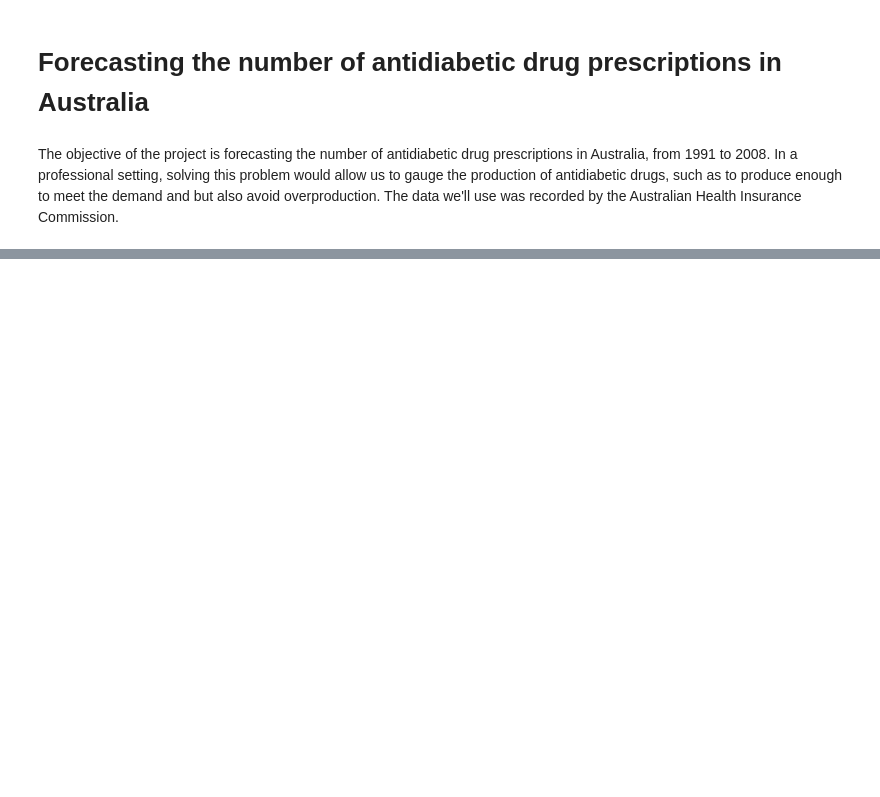
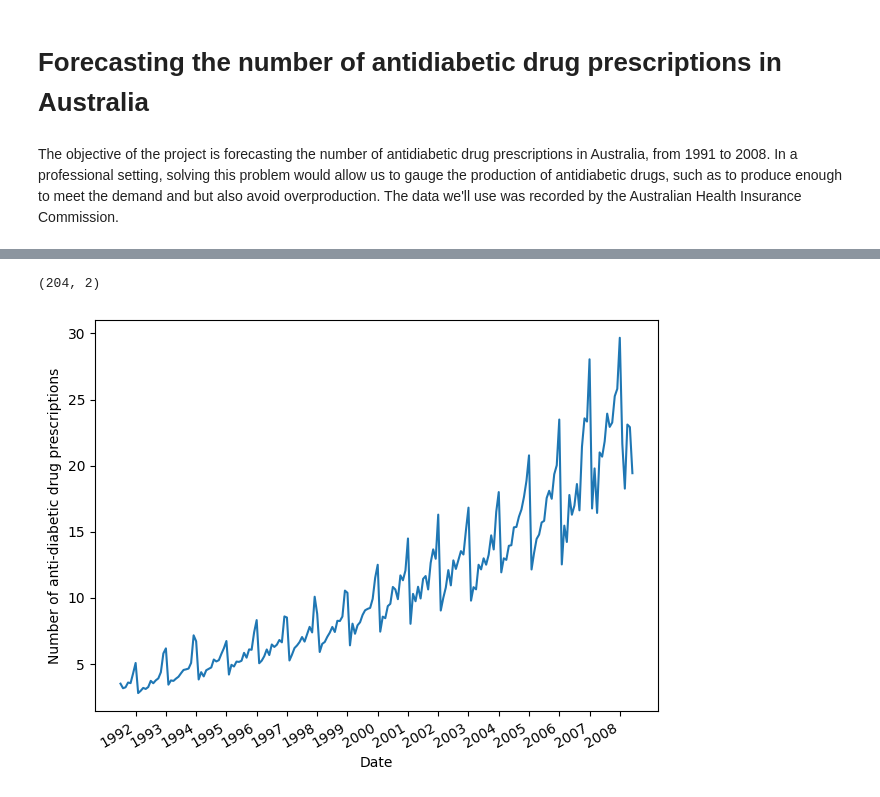
Before and after one commit to xbadiam/Forecasting, a Jupyter notebook: notebooks/Antidiabetic_drug_prescriptions/data/Antidiabetic_drug_prescriptions.ipynb, the cells around one changed output, grey strips where cells are left out. Drawn from its saved outputs; the diff is of its cells as text; code cells hidden in the pictures; blank space fills up the shorter version.

```diff
--- a/notebooks/Antidiabetic_drug_prescriptions/data/Antidiabetic_drug_prescriptions.ipynb
+++ b/notebooks/Antidiabetic_drug_prescriptions/data/Antidiabetic_drug_prescriptions.ipynb
@@ -13,0 +44,3 @@ The objective of the project is forecasting the number of antidiabetic drug pres
+# %%
+df = pd.read_csv('../content/Forecasting/notebooks/Antidiabetic_drug_prescriptions/data/AusAntidiabeticDrug.csv')
+df.head(10)
@@ -13,0 +73,17 @@ The objective of the project is forecasting the number of antidiabetic drug pres
+# %%
+df.shape
+# %% [output]
+(204, 2)
+# %%
+fig, ax = plt.subplots()
+
+ax.plot(df.y)
+ax.set_xlabel('Date')
+ax.set_ylabel('Number of anti-diabetic drug prescriptions')
+
+plt.xticks(np.arange(6, 203, 12), np.arange(1992, 2009, 1))
+
+fig.autofmt_xdate()
+plt.tight_layout()
+# %% [output]
+[figure, added]
```
Also changed, not shown: parts of 7 cells of this notebook.
